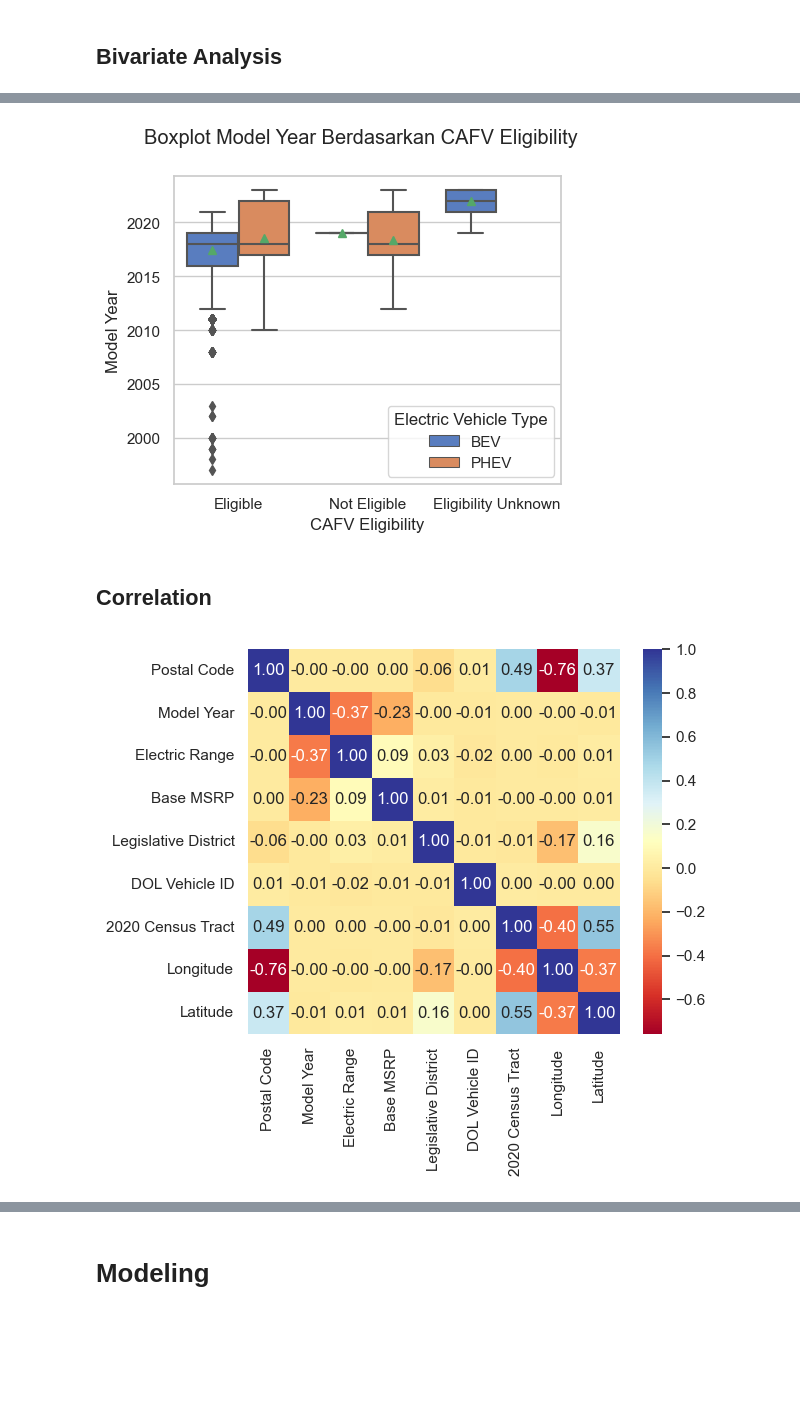
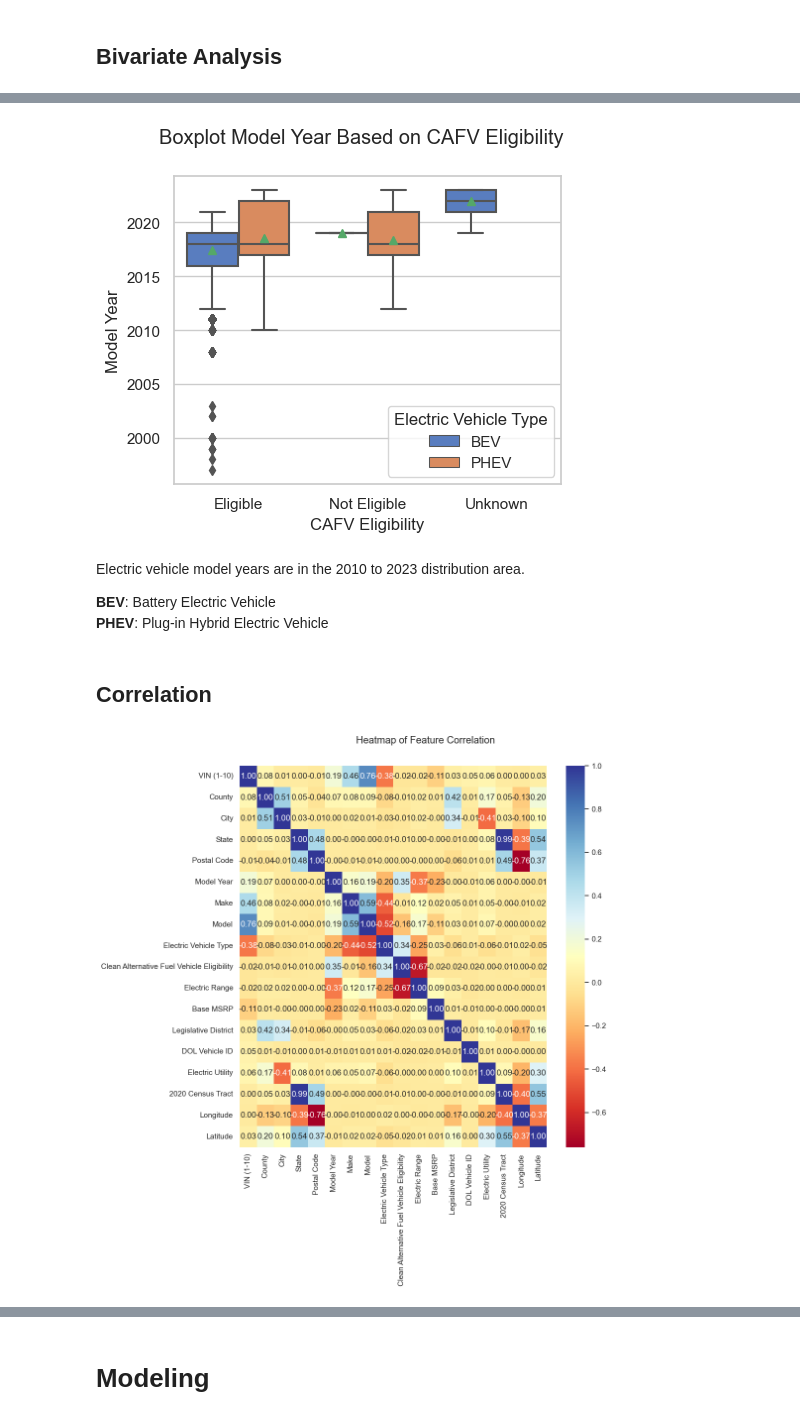
Before and after one commit to crypter70/Electric-Vehicle-Type-Classification, a Jupyter notebook: Electric Vehicle Type Classification.ipynb, the cells around one changed output, grey strips where cells are left out. Drawn from its saved outputs; the diff is of its cells as text; code cells hidden in the pictures; blank space fills up the shorter version.

```diff
--- a/Electric Vehicle Type Classification.ipynb
+++ b/Electric Vehicle Type Classification.ipynb
@@ -220,16 +256,25 @@ df.head()
 # %% [markdown]
 ### Feature Engineering
 # %%
-# extract longitude dan latitude
+# update values in 'Electric Vehicle Type' column
+df['Electric Vehicle Type'] = df['Electric Vehicle Type'].apply(lambda x: \
+                                                                x.replace('Plug-in Hybrid Electric Vehicle (PHEV)', 'PHEV')
+                                                                .replace('Battery Electric Vehicle (BEV)', 'BEV'))
+
+# rename column 'Clean Alternative Fuel Vehicle (CAFV) Eligibility' to 'Clean Alternative Fuel Vehicle Eligibility'
+df.rename(columns={'Clean Alternative Fuel Vehicle (CAFV) Eligibility': 'Clean Alternative Fuel Vehicle Eligibility'}, inplace=True)
+
+# define a function to extract longitude and latitude from 'Vehicle Location' column
 def extract_coordinates(point_string):
     coordinates = point_string.replace('POINT', '').replace('(', '').replace(')', '')
     longitude, latitude = coordinates.split()
     return float(longitude), float(latitude)
 
+# apply the 'extract_coordinates' function to 'Vehicle Location' column and create new 'Longitude' and 'Latitude' columns
 df[['Longitude', 'Latitude']] = df['Vehicle Location'].apply(extract_coordinates).apply(pd.Series)
 df = df.drop('Vehicle Location', axis=1)
 
-# mapping fitur state
+# define a function to map state codes to state names
 def state_mapping(state_code):
     state_mapping = {
         'AL': 'Alabama', 'AK': 'Alaska', 'AZ': 'Arizona', 'AR': 'Arkansas',
@@ -249,11 +294,14 @@ def state_mapping(state_code):
 
     return state_mapping.get(state_code, 'Unknown')
 
+# apply the 'state_mapping' function to 'State' column
 df['State'] = df['State'].apply(state_mapping)
 
+# define a function to extract the first substring from a column
 def extract_substring(data, column_name):
     data[column_name] = data[column_name].str.split('-|\\|').str[0].str.strip()
 
+# apply the 'extract_substring' function to 'Electric Utility' column
 extract_substring(df, 'Electric Utility')
 # %%
 df.head()
@@ -333,7 +383,12 @@ def encode_data(data, columns, method):
 # %%
-ordinal_columns = ['State', 'Make', 'Electric Vehicle Type', 'Clean Alternative Fuel Vehicle (CAFV) Eligibility']
+# define ordinal and frequency columns as list
+ordinal_columns = ['State', 'Make', 'Electric Vehicle Type', 'Clean Alternative Fuel Vehicle Eligibility']
 frequency_columns = ['VIN (1-10)', 'County', 'City', 'Model', 'Electric Utility']
 
-train = encode_data(df, ordinal_columns, method='ordinal')
+train = df.copy()
+
+# apply the 'encode_data' function to 'ordinal_columns' and 'frequency_columns'
+train = encode_data(train, ordinal_columns, method='ordinal')
 train = encode_data(train, frequency_columns, method='frequency')
-train.dropna(inplace=True)
+
+train
@@ -669,21 +732,29 @@ boxplot_bivariate(df, 'Clean Alternative Fuel Vehicle (CAFV) Eligibility', 'Elec
 # %%
-# inisialisasi judul chart
-chart = 'Boxplot Model Year Berdasarkan CAFV Eligibility'
+# initialize chart title
+chart = 'Boxplot Model Year Based on CAFV Eligibility'
 
-# apply prosedur untuk plotting chart
-boxplot_bivariate(df, 'Clean Alternative Fuel Vehicle (CAFV) Eligibility', 'Model Year', \
+# apply the procedure to plot the chart
+boxplot_bivariate(df, 'Clean Alternative Fuel Vehicle Eligibility', 'Model Year', \
                   'Electric Vehicle Type', 'Model Year', 'CAFV Eligibility', 5, 4, 1, 'vertical', chart)
 # %% [output]
-[figure, old version]
+[figure, new version]
+# %% [markdown]
+Electric vehicle model years are in the 2010 to 2023 distribution area.
+
+**BEV**: Battery Electric Vehicle<br>
+**PHEV**: Plug-in Hybrid Electric Vehicle
 # %% [markdown]
 ## Correlation
 # %%
 sns.set_theme(style="whitegrid")
 
-plt.figure(figsize=(6, 5))
+chart = 'Heatmap of Feature Correlation'
 
-# plotting heatmap korelasi antarfitur
-sns.heatmap(df.corr(), annot=True, cmap='RdYlBu', fmt='.2f')
+plt.figure(figsize=(10, 10))
+plt.suptitle(f'{chart}', y=0.94)
+
+# plotting a heatmap of feature correlation
+sns.heatmap(train.corr(), annot=True, cmap='RdYlBu', fmt='.2f')
 plt.show()
 # %% [output]
-[figure, old version]
+[figure, new version]
```
Also changed, not shown: parts of 124 cells of this notebook.
